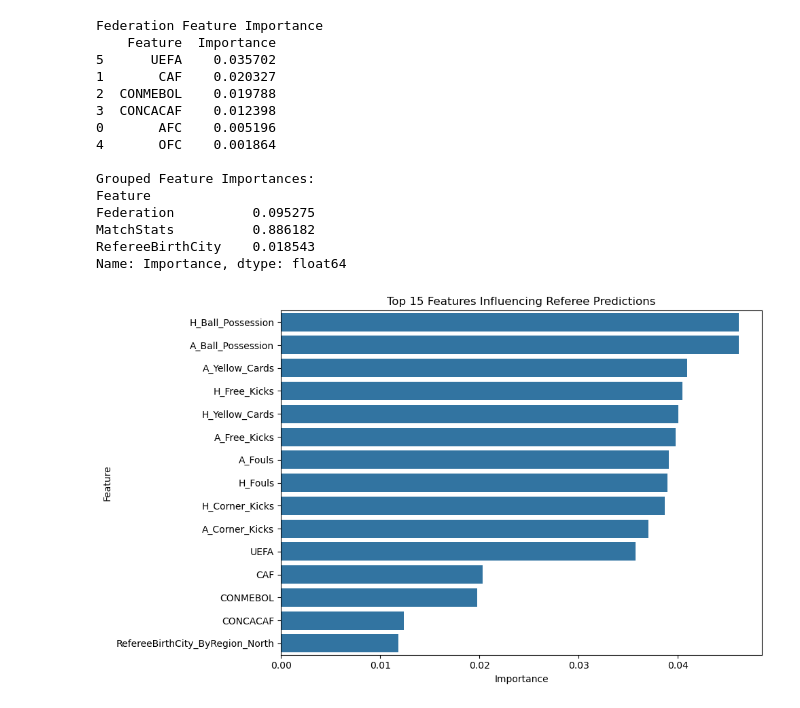
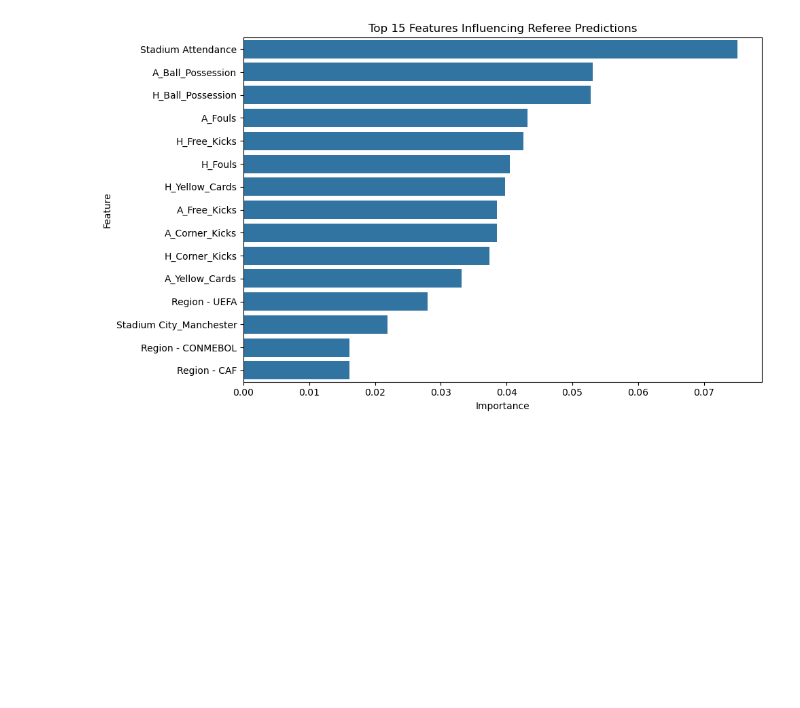
Before and after one commit to erwinmedina/premier-league-project, a Jupyter notebook: Jupyter/CSUF_FinalProject_ErwinMedina.ipynb, the cells around one changed output. Drawn from its saved outputs; the diff is of its cells as text; code cells hidden in the pictures; blank space fills up the shorter version.

Commit message:
Moved referee data; added final paper

```diff
--- a/Jupyter/CSUF_FinalProject_ErwinMedina.ipynb
+++ b/Jupyter/CSUF_FinalProject_ErwinMedina.ipynb
@@ -49,5 +58,5 @@ y_encoded = le.fit_transform(y)
 # ---------------------------------------------- #
 # Step 4: One hot encode key categorical columns #
 # ---------------------------------------------- #
-categorial_columns = ["Home", "Away", "HomeCity", "RefereeBirthCity_ByRegion", Feature]
+categorial_columns = ["Home", "Away", "Stadium City", "Referee - UK Region of Birth", "Season Start Year", Feature]
 x_encoded = pd.get_dummies(x, columns=categorial_columns, drop_first=True)
@@ -75,6 +102,0 @@ x_train, x_test, y_train, y_test = train_test_split(x_scaled, y_encoded, test_si
-# %%
-# --------------------------- #
-# Step 8: Train Random Forest #
-# --------------------------- #
-rf = RandomForestClassifier(n_estimators=200, random_state=42)
-rf.fit(x_train, y_train)
@@ -83,2 +103,22 @@ RandomForestClassifier(n_estimators=200, random_state=42)
+# %%
+# --------------------------- #
+# Step 7: Train Random Forest #
+# --------------------------- #
+if Target == "Referee":
+    rf = RandomForestClassifier(class_weight="balanced", max_depth= 20, min_samples_leaf= 4, min_samples_split= 2, n_estimators= 200, random_state=42)
+
+# --------------------------------------------------- #
+# If the target was which side won [home, away, draw] #
+# --------------------------------------------------- #
+else:
+    weights = {
+        0: 1.1,
+        1: 1.4,
+        2: 0.7,
+    }
+    rf = RandomForestClassifier(class_weight=weights, max_depth= 30, min_samples_leaf= 4, min_samples_split= 10, n_estimators= 300, random_state=42)
+
+rf.fit(x_train, y_train)
+y_pred = rf.predict(x_test)
 # %%
 # ----------------------------- #
@@ -131,41 +191,11 @@ Top 15 Most Influential Features:
 # %%
 # ----------------------- #
-# Step 11 - Visualize it! #
+# Step 10 - Visualize it! #
 # ----------------------- #
-federation_importance = importance_df[importance_df['Feature'].str.contains("AFC|CAF|UEFA|CONMEBOL|CONCACAF|OFC")]
-print("\nFederation Feature Importance")
-print(federation_importance)
-
-grouped_importance = importance_df.groupby(
-    importance_df['Feature'].apply(
-        lambda x: 'Federation' if any(f in x for f in ["AFC", "CAF", "UEFA", "CONMEBOL", "CONCACAF", "OFC"])
-        else 'RefereeBirthCity' if 'RefereeBirthCity_ByRegion' in x
-        else 'MatchStats'
-    )
-)['Importance'].sum()
-print("\nGrouped Feature Importances:")
-print(grouped_importance)
-
-
 plt.figure(figsize=(10,6))
 sns.barplot(data=importance_df.head(15), x='Importance', y='Feature')
 plt.title('Top 15 Features Influencing Referee Predictions')
 plt.tight_layout()
 plt.show()
 # %% [output]
-Federation Feature Importance
-    Feature  Importance
-5      UEFA    0.035702
-1       CAF    0.020327
-2  CONMEBOL    0.019788
-3  CONCACAF    0.012398
-0       AFC    0.005196
-4       OFC    0.001864
-
-Grouped Feature Importances:
-Feature
-Federation          0.095275
-MatchStats          0.886182
-RefereeBirthCity    0.018543
-Name: Importance, dtype: float64
-[figure, old version]
+[figure, new version]
```
Also changed, not shown: parts of 20 cells of this notebook, 40 other files.
